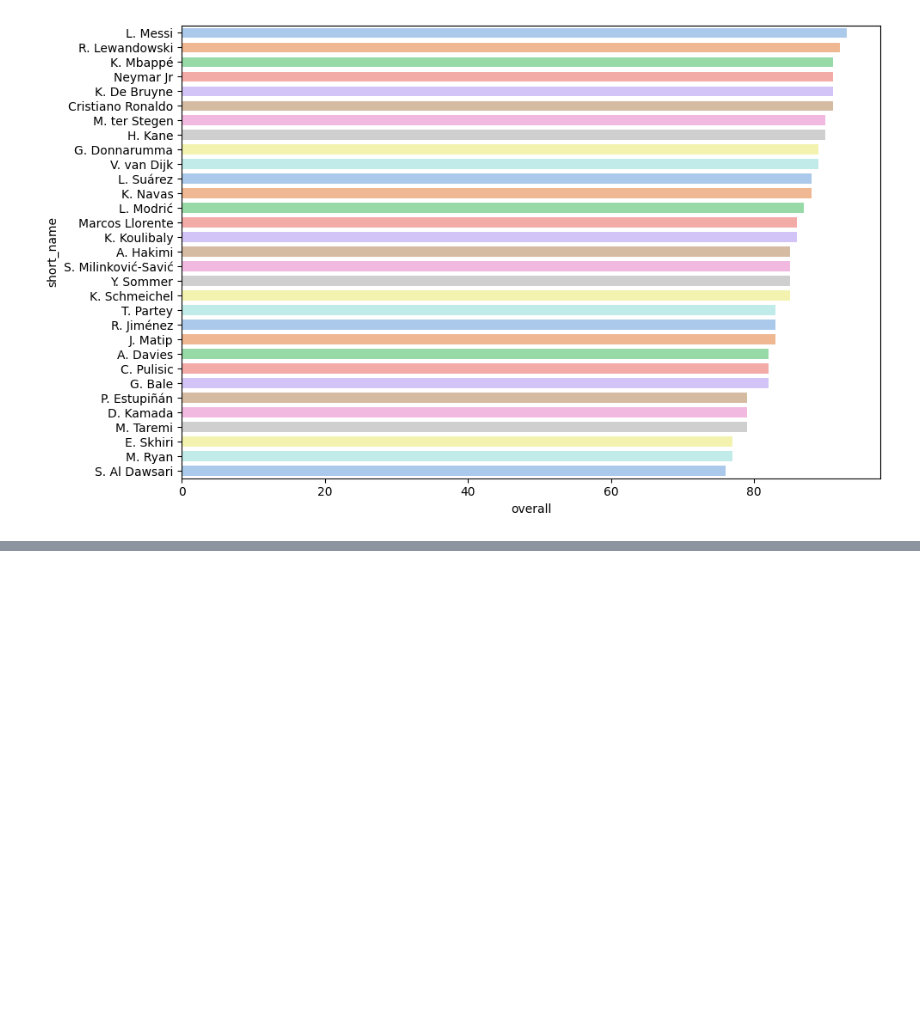
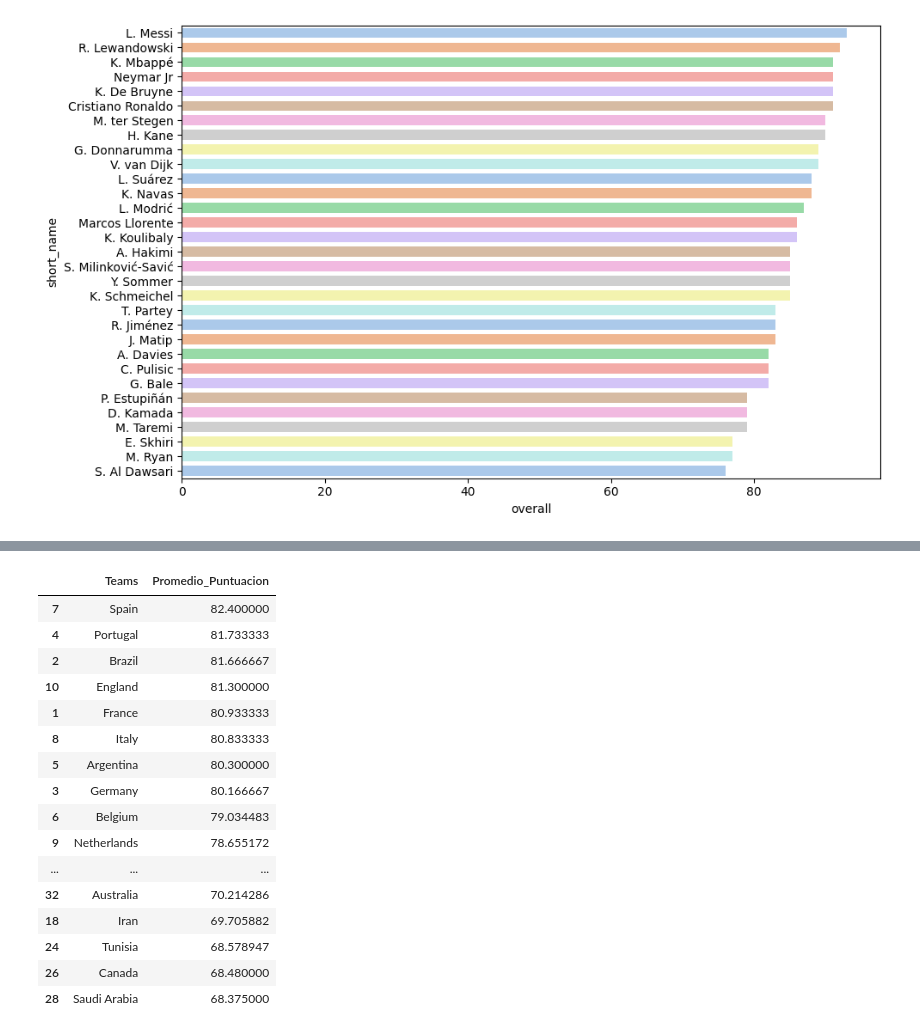
Before and after one commit to moreiracristian/prediccion_mundial_2022, a Jupyter notebook: notebook/prediccion.ipynb, the cells around one changed output, grey strips where cells are left out. Cells and saved outputs as stored; diff of their text form; code cells hidden in the pictures; blank space fills up the shorter version.

```diff
--- a/notebook/prediccion.ipynb
+++ b/notebook/prediccion.ipynb
@@ -127,0 +204,22 @@ The palette list has fewer values (10) than needed (31) and will cycle, which ma
+# %%
+df_promedio_puntuacion = pd.DataFrame({'Teams': teams_worldcup, 'Promedio_Puntuacion': promedio_puntuacion})
+df_promedio_puntuacion = df_promedio_puntuacion.dropna().sort_values(by='Promedio_Puntuacion', ascending=False)
+df_promedio_puntuacion
+# %% [output]
+|  | Teams | Promedio_Puntuacion |
+| 7 | Spain | 82.400000 |
+| 4 | Portugal | 81.733333 |
+| 2 | Brazil | 81.666667 |
+| 10 | England | 81.300000 |
+| 1 | France | 80.933333 |
+| 8 | Italy | 80.833333 |
+| 5 | Argentina | 80.300000 |
+| 3 | Germany | 80.166667 |
+| 6 | Belgium | 79.034483 |
+| 9 | Netherlands | 78.655172 |
+| ... | ... | ... |
+| 32 | Australia | 70.214286 |
+| 18 | Iran | 69.705882 |
+| 24 | Tunisia | 68.578947 |
+| 26 | Canada | 68.480000 |
+| 28 | Saudi Arabia | 68.375000 |
```
Also changed, not shown: parts of 13 cells of this notebook.
